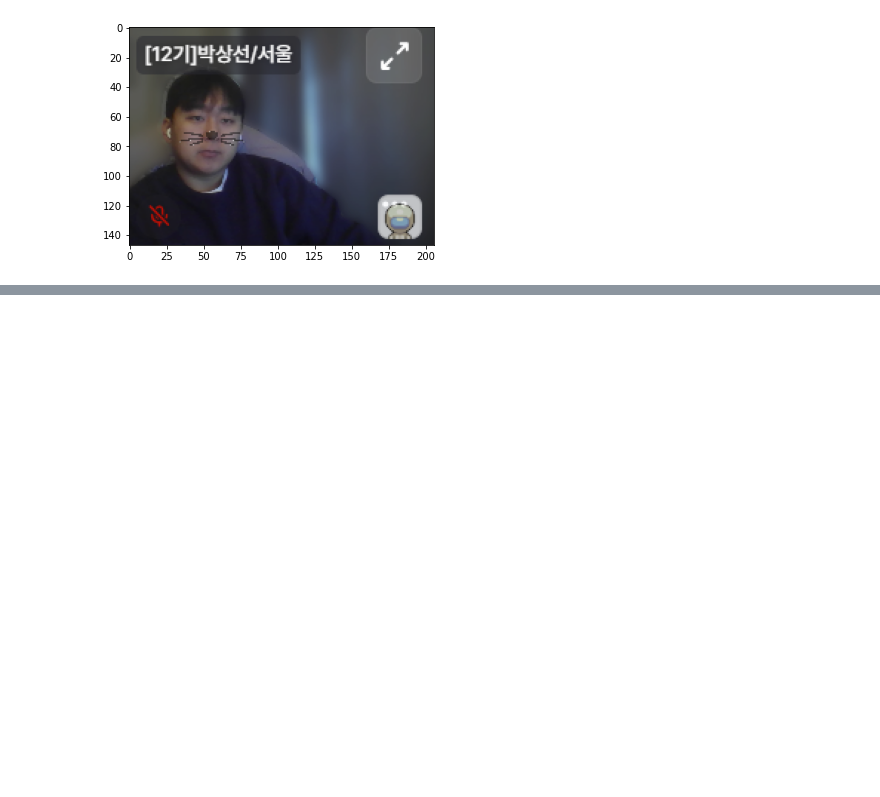
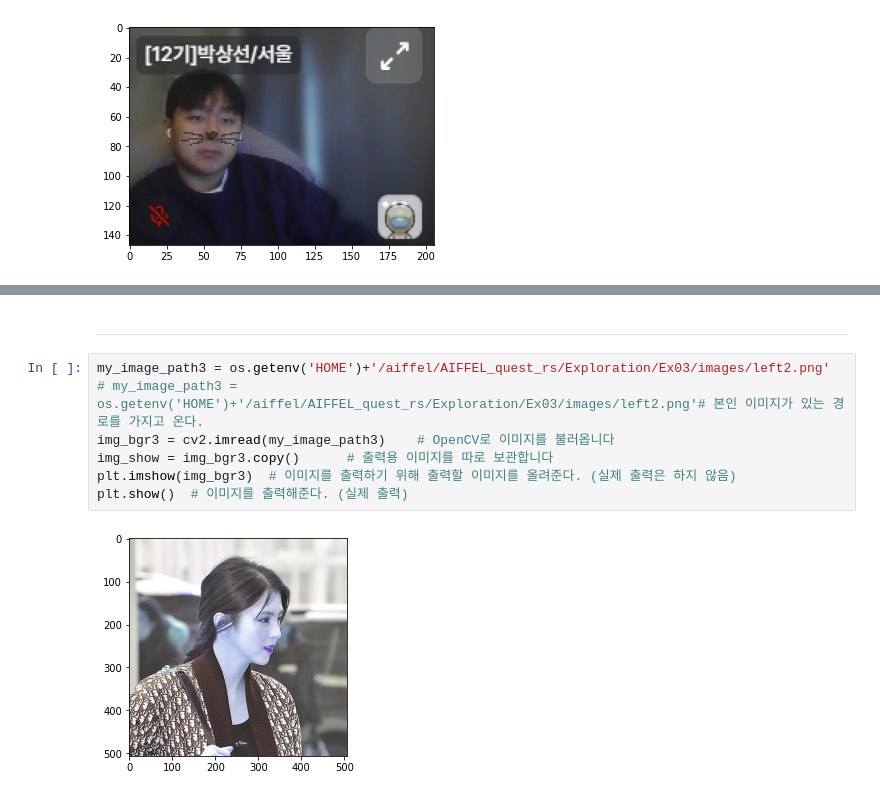
Before and after one commit to sano820/AIFFEL_quest_rs, a Jupyter notebook: Exploration/Ex03/Camera_sticker_project.ipynb, the cells around one changed output, grey strips where cells are left out. Saved outputs shown, nothing was run; the diff lists cells and outputs as text; blank space fills up the shorter version.

```diff
--- a/Exploration/Ex03/Camera_sticker_project.ipynb
+++ b/Exploration/Ex03/Camera_sticker_project.ipynb
@@ -212,0 +253,11 @@ plt.show()
+# %% [markdown]
+-----
+# %%
+my_image_path3 = os.getenv('HOME')+'/aiffel/AIFFEL_quest_rs/Exploration/Ex03/images/left2.png'
+# my_image_path3 = os.getenv('HOME')+'/aiffel/AIFFEL_quest_rs/Exploration/Ex03/images/left2.png'# 본인 이미지가 있는 경로를 가지고 온다.
+img_bgr3 = cv2.imread(my_image_path3)    # OpenCV로 이미지를 불러옵니다
+img_show = img_bgr3.copy()      # 출력용 이미지를 따로 보관합니다
+plt.imshow(img_bgr3)  # 이미지를 출력하기 위해 출력할 이미지를 올려준다. (실제 출력은 하지 않음)
+plt.show()  # 이미지를 출력해준다. (실제 출력)
+# %% [output]
+[figure, added]
```
Also changed, not shown: parts of 22 cells of this notebook, 3 other files.
